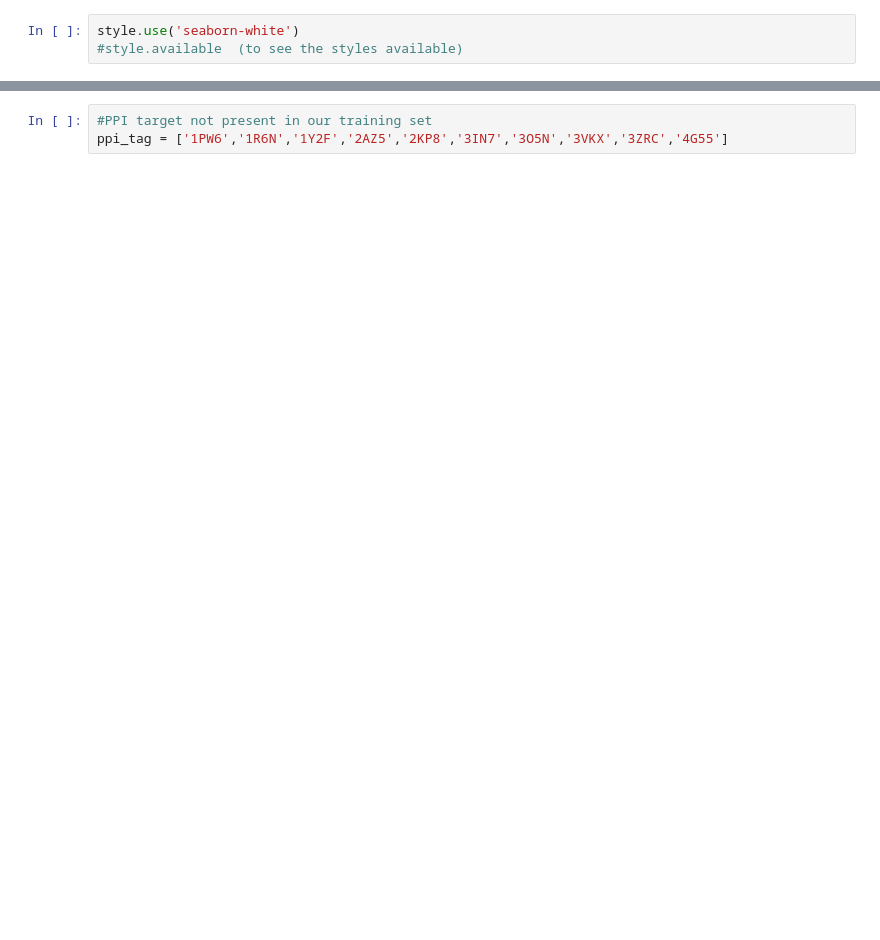
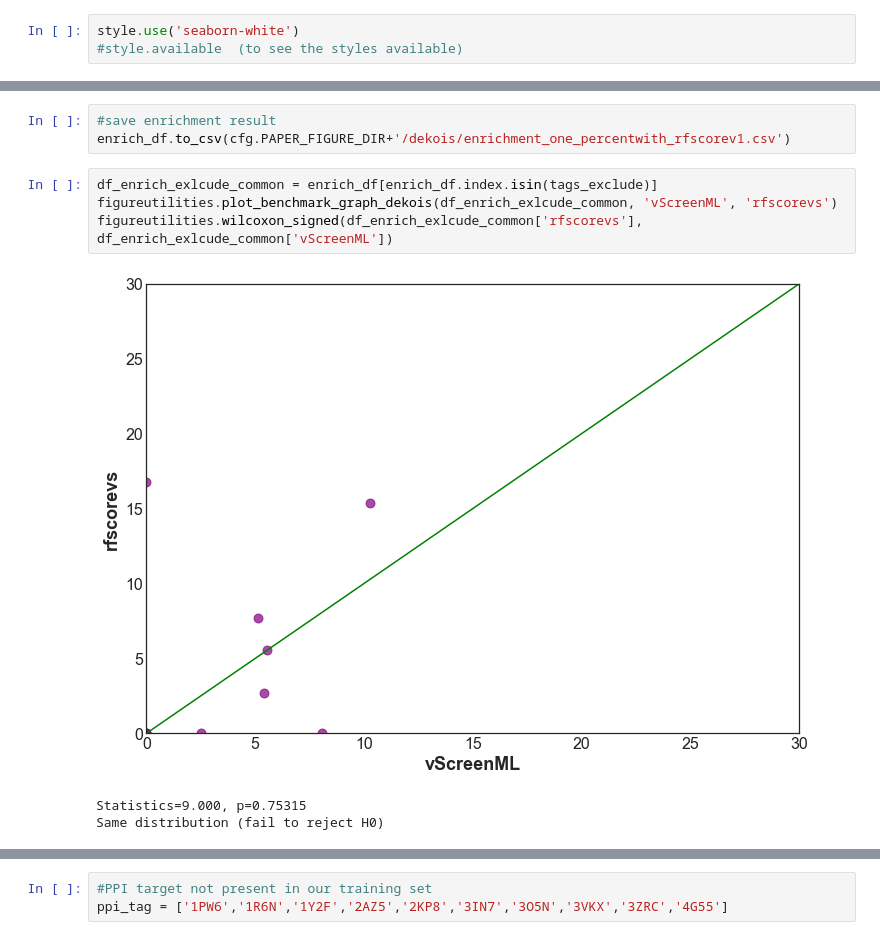
Before and after one commit to karanicolaslab/vscreenml, a Jupyter notebook: notebooks/OtherSF_Comparison_vScreenML.ipynb, the cells around one changed output, grey strips where cells are left out. Saved outputs shown, nothing was run; the diff lists cells and outputs as text; blank space fills up the shorter version.

```diff
--- a/notebooks/OtherSF_Comparison_vScreenML.ipynb
+++ b/notebooks/OtherSF_Comparison_vScreenML.ipynb
@@ -41,0 +202,11 @@ rcParams['figure.figsize'] = 11.7,8.27
+# %%
+#save enrichment result
+enrich_df.to_csv(cfg.PAPER_FIGURE_DIR+'/dekois/enrichment_one_percentwith_rfscorev1.csv')
+# %%
+df_enrich_exlcude_common = enrich_df[enrich_df.index.isin(tags_exclude)]
+figureutilities.plot_benchmark_graph_dekois(df_enrich_exlcude_common, 'vScreenML', 'rfscorevs')
+figureutilities.wilcoxon_signed(df_enrich_exlcude_common['rfscorevs'], df_enrich_exlcude_common['vScreenML'])
+# %% [output]
+[figure, added]
+Statistics=9.000, p=0.75315
+Same distribution (fail to reject H0)
```
Also changed, not shown: parts of 67 cells of this notebook, 22 other files.
